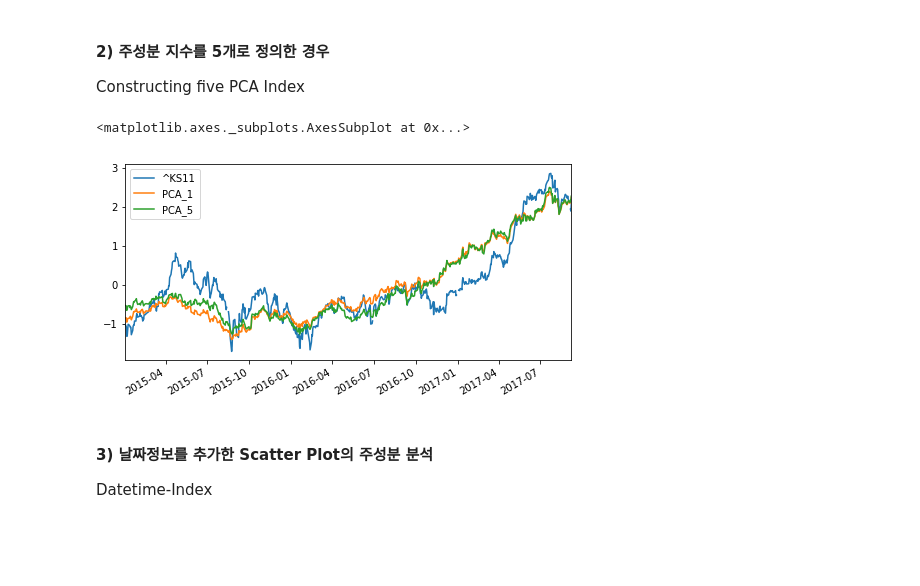
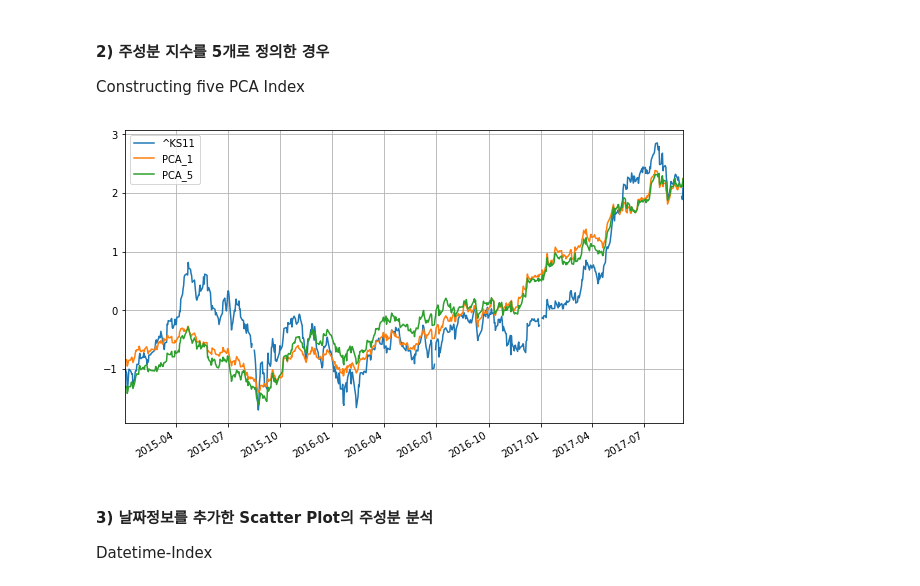
Before and after one commit to YongBeomKim/Finance, a Jupyter notebook: 08.Statistics.ipynb, the cells around one changed output. Cells and saved outputs as stored; diff of their text form; code cells hidden in the pictures; blank space fills up the shorter version.

```diff
--- a/08.Statistics.ipynb
+++ b/08.Statistics.ipynb
@@ -903,18 +903,18 @@ krx.apply(scale_function).plot(figsize=(8, 4))
 Constructing five PCA Index
 # %%
 # 주성분의 갯수를 5개로 증가한 경우
-pca = KernelPCA(n_components = 4).fit(data.apply(scale_function))
+pca = KernelPCA(n_components = 8).fit(data.apply(scale_function))
 pca_components = pca.transform(-data)
 weights = get_we(pca.lambdas_)
 krx['PCA_5'] = np.dot(pca_components, weights)
 # %%
 %matplotlib inline
 import matplotlib.pyplot as plt
 
-krx.apply(scale_function).plot(figsize=(8, 4))
+krx.apply(scale_function).plot(figsize=(10, 6))
+plt.grid()
 # %% [output]
-<matplotlib.axes._subplots.AxesSubplot at 0x...>
-[figure, old version]
+[figure, new version]
 # %% [markdown]
 #### 3) 날짜정보를 추가한 Scatter Plot의 주성분 분석
 Datetime-Index
```
Also changed, not shown: parts of 31 cells of this notebook.
